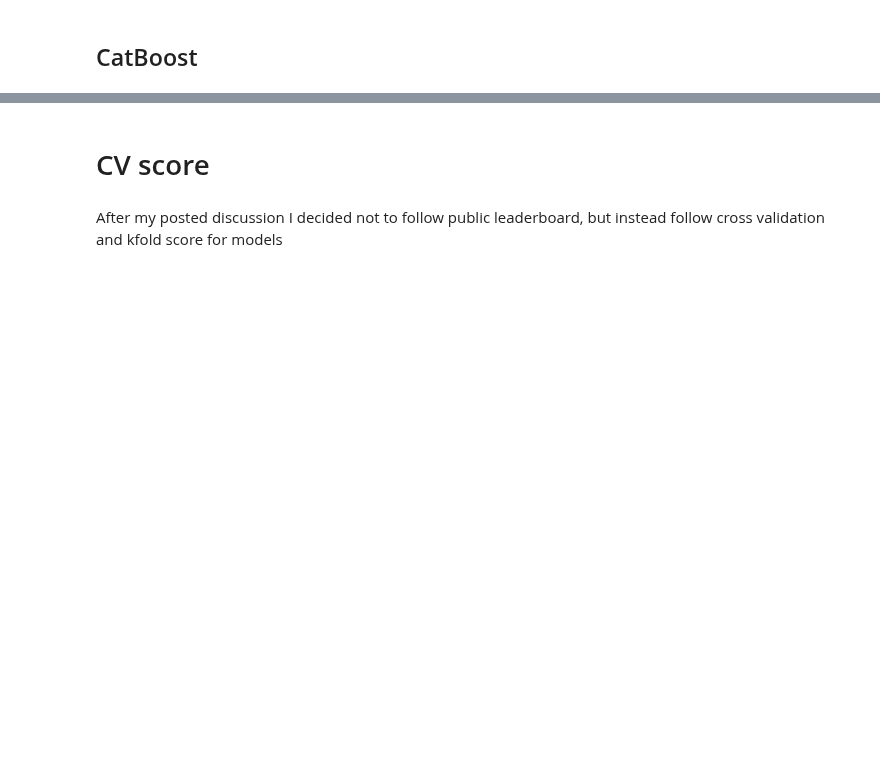
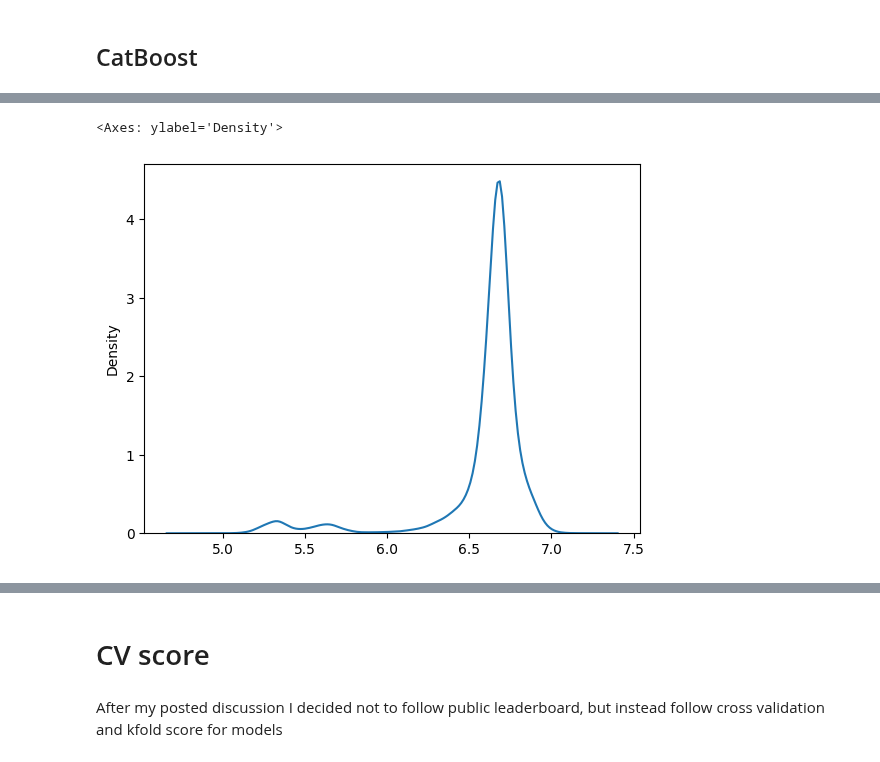
Before and after one commit to DenysGolub/Kaggle-Notebooks, a Jupyter notebook: eda-ml-for-insurance.ipynb, the cells around one changed output, grey strips where cells are left out. Cells and saved outputs as stored; diff of their text form; code cells hidden in the pictures; blank space fills up the shorter version.

```diff
--- a/eda-ml-for-insurance.ipynb
+++ b/eda-ml-for-insurance.ipynb
@@ -580,0 +699,5 @@ cat_model.fit(train, y_log)
+# %%
+sns.kdeplot(x=pred)
+# %% [output]
+<Axes: ylabel='Density'>
+[figure, added]
```
Also changed, not shown: parts of 35 cells of this notebook.
